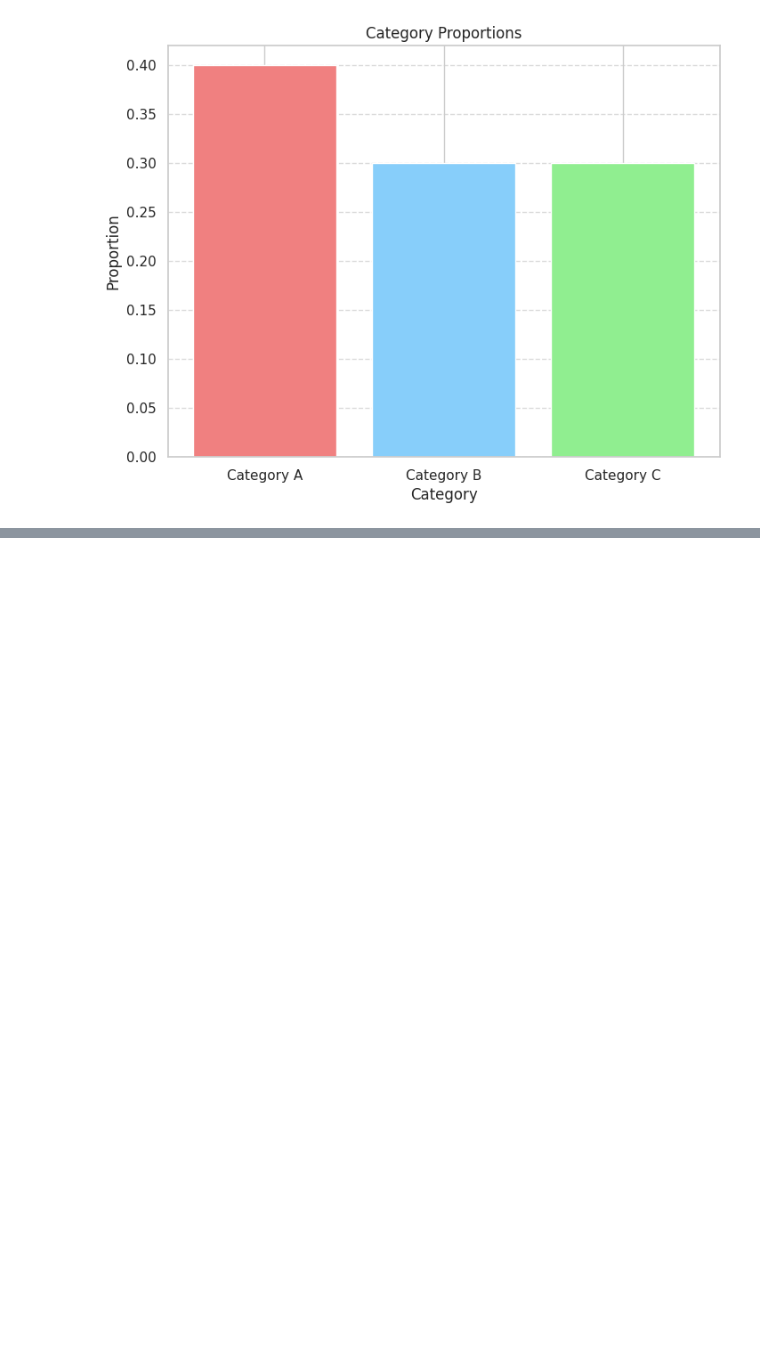
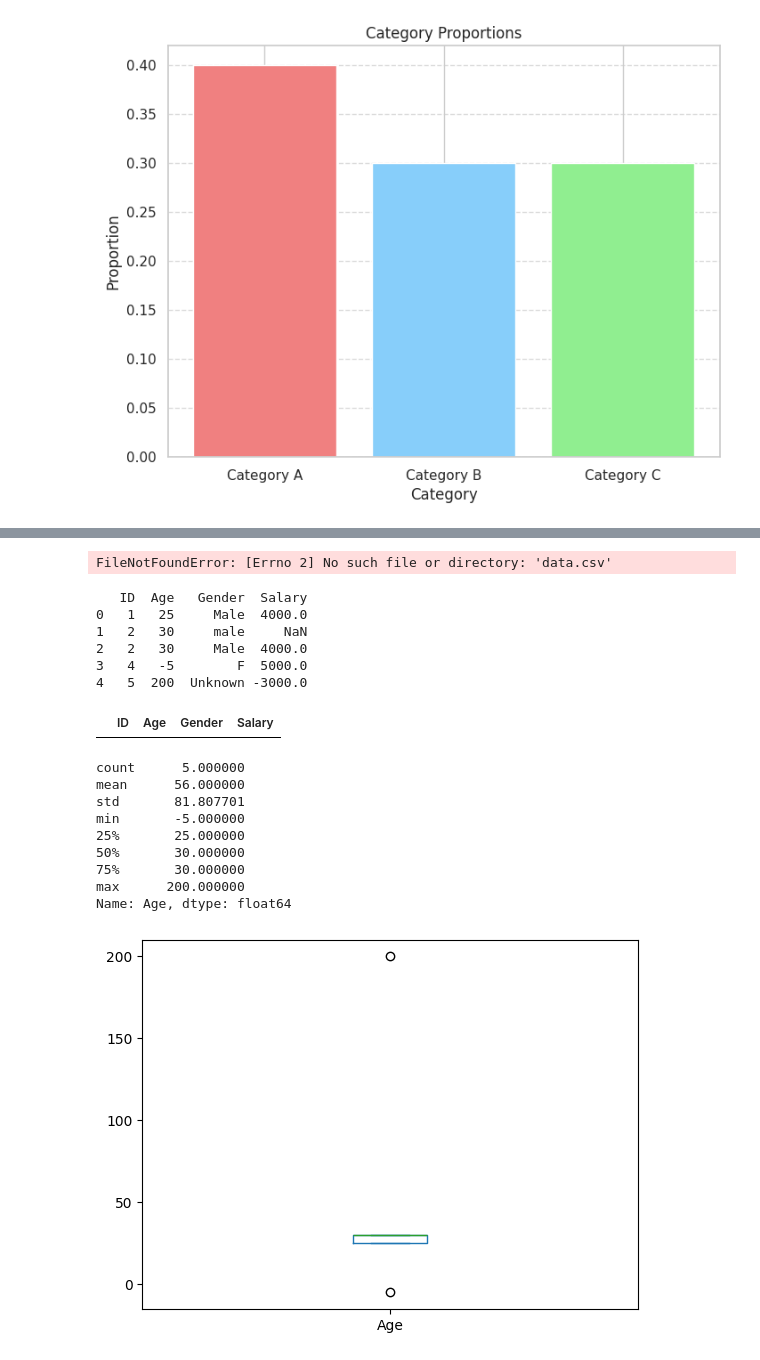
Before and after one commit to guru-680/Demo1, a Jupyter notebook: 5th_sem_AI&ML.ipynb, the cells around one changed output, grey strips where cells are left out. Cells and saved outputs as stored; diff of their text form; code cells hidden in the pictures; blank space fills up the shorter version.

```diff
--- a/5th_sem_AI&ML.ipynb
+++ b/5th_sem_AI&ML.ipynb
@@ -2303,0 +2348,57 @@ plt.show()
+# %%
+import pandas as pd
+
+df = pd.read_csv('data.csv')
+
+# Check structure and completeness
+df.info()
+
+# Summary statistics
+df.describe(include='all')
+
+# Check for duplicates
+df.duplicated().sum()
+# %% [output]
+FileNotFoundError: [Errno 2] No such file or directory: 'data.csv'
+# %%
+import pandas as pd
+
+data = {
+    'ID': [1, 2, 2, 4, 5],
+    'Age': [25, 30, 30, -5, 200],
+    'Gender': ['Male', 'male', 'Male', 'F', 'Unknown'],
+    'Salary': [4000, None, 4000, 5000, -3000]
+}
+df = pd.DataFrame(data)
+print(df)
+# %% [output]
+   ID  Age   Gender  Salary
+0   1   25     Male  4000.0
+1   2   30     male     NaN
+2   2   30     Male  4000.0
+3   4   -5        F  5000.0
+4   5  200  Unknown -3000.0
+# %%
+df.duplicated().sum()          # Count duplicates
+df[df.duplicated()]            # Show duplicates
+# %% [output]
+|  | ID | Age | Gender | Salary |
+# %%
+# Use describe to find extreme values
+print(df['Age'].describe())
+
+# Use boxplot for visual outliers
+import matplotlib.pyplot as plt
+df['Age'].plot.box()
+plt.show()
+# %% [output]
+count      5.000000
+mean      56.000000
+std       81.807701
+min       -5.000000
+25%       25.000000
+50%       30.000000
+75%       30.000000
+max      200.000000
+Name: Age, dtype: float64
+[figure, added]
```
Also changed, not shown: parts of 16 cells of this notebook.
